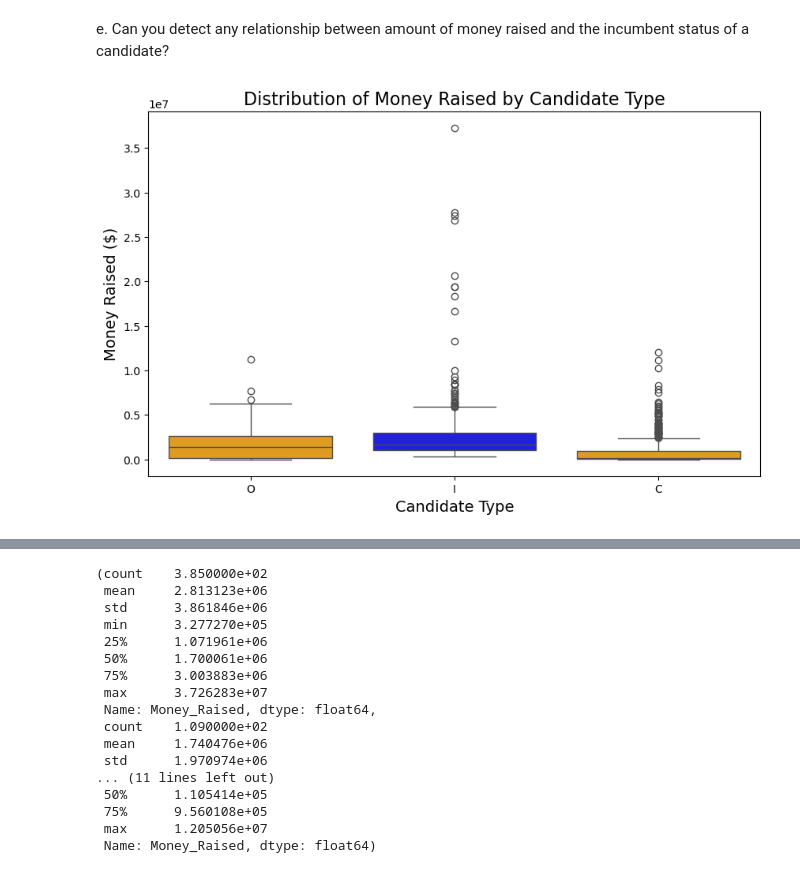
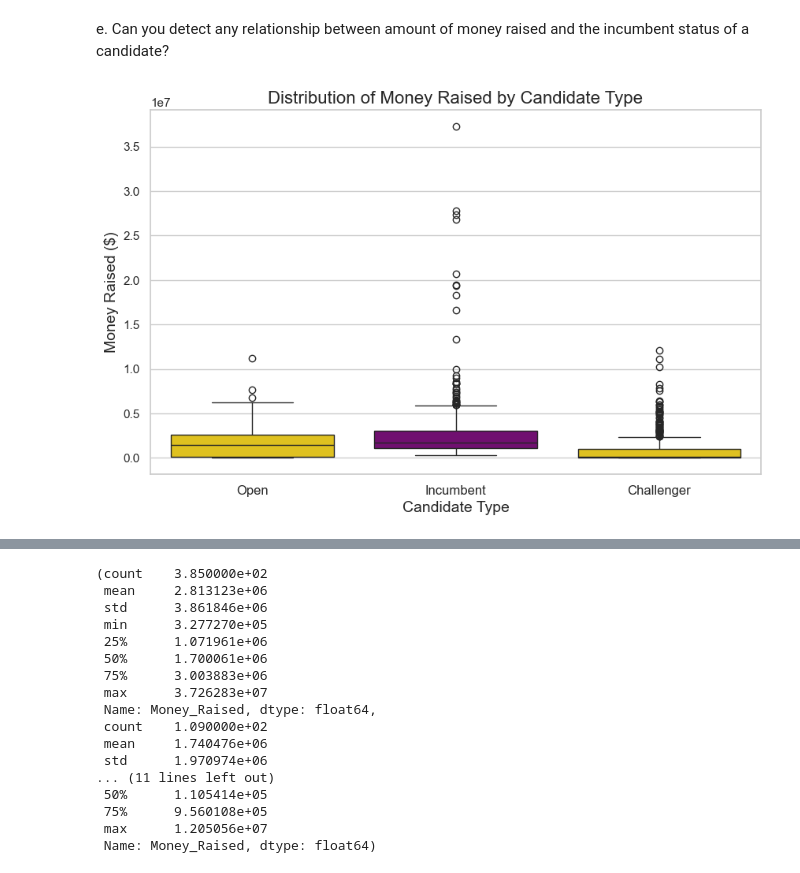
Before and after one commit to nss-data-science-cohort-8/open-secrets-three-musketeers, a Jupyter notebook: notebooks/Data_Analysis_politicaldistribution_LJ.ipynb, the cells around one changed output, grey strips where cells are left out. Drawn from its saved outputs; the diff is of its cells as text; code cells hidden in the pictures.

```diff
--- a/notebooks/Data_Analysis_politicaldistribution_LJ.ipynb
+++ b/notebooks/Data_Analysis_politicaldistribution_LJ.ipynb
@@ -128,18 +221,25 @@ Incumbents Who Won: 373
 Incumbent Success Percentage: 96.88%
 # %% [markdown]
 e. Can you detect any relationship between amount of money raised and the incumbent status of a candidate?
-# %%
-plt.figure(figsize=(10, 6))
-
-custom_palette = {'I': 'blue', 'O': 'orange', 'C': 'orange'}
-
-sns.boxplot(x='Candidate_Type', y='Money_Raised', data=df_clean, hue='Candidate_Type', palette=custom_palette, legend=False)
-
-plt.xlabel('Candidate Type', fontsize=14)
-plt.ylabel('Money Raised ($)', fontsize=14)
-
-plt.title('Distribution of Money Raised by Candidate Type', fontsize=16)
-
-plt.show()
-# %% [output]
-[figure, removed]
+# %%
+plt.figure(figsize=(10, 6))
+
+custom_palette = {'I': 'purple', 'O': 'gold', 'C': 'gold'}
+
+sns.boxplot(x='Candidate_Type', y='Money_Raised', data=df_clean, hue='Candidate_Type', palette=custom_palette, legend=False)
+
+plt.xticks(
+    ticks=[0, 1, 2],
+    labels=['Open', 'Incumbent', 'Challenger'],
+    fontsize=12
+)
+
+plt.xlabel('Candidate Type', fontsize=14)
+plt.ylabel('Money Raised ($)', fontsize=14)
+
+plt.title('Distribution of Money Raised by Candidate Type', fontsize=16)
+
+plt.savefig('money_raised_by_candidate_type.png', dpi=150)
+plt.show()
+# %% [output]
+[figure, added]
```
Also changed, not shown: parts of 16 cells of this notebook.
